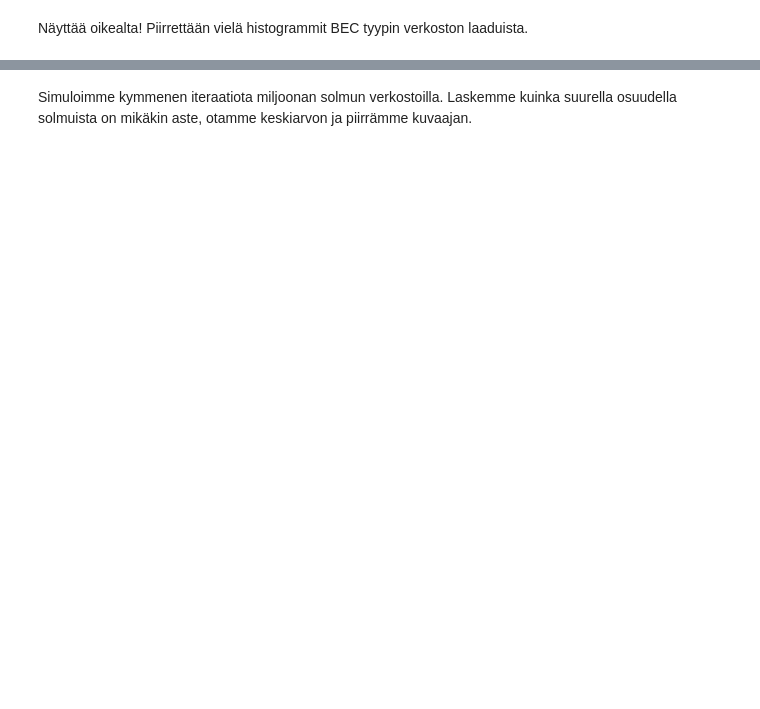
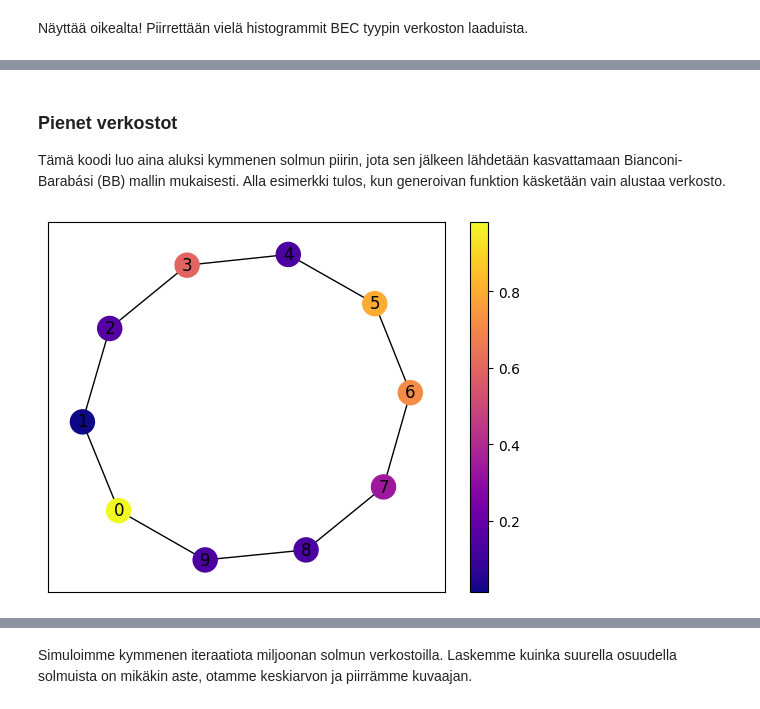
Before and after one commit to MiloSulin/nt-project, a Jupyter notebook: main.ipynb, the cells around one changed output, grey strips where cells are left out. Saved outputs shown, nothing was run; the diff lists cells and outputs as text; code cells hidden in the pictures; blank space fills up the shorter version.

Commit message:
Pienempien verkostojen kuvaajia ja laadun ja asteen vertailua

```diff
--- a/main.ipynb
+++ b/main.ipynb
@@ -70,0 +71,16 @@ plt.show()
+# %% [markdown]
+### Pienet verkostot
+Tämä koodi luo aina aluksi kymmenen solmun piirin, jota sen jälkeen lähdetään kasvattamaan Bianconi-Barabási (BB) mallin mukaisesti. Alla esimerkki tulos, kun generoivan funktion käsketään vain alustaa verkosto.
+# %%
+ex1_v, ex1_e = BB.generateBianconiBarabasi(e_amount=2, distr_type='uniform')
+ex1_graph = nx.MultiGraph(ex1_e)
+# nx.set_node_attributes(ex1_graph, ex1_v, 'fitness')
+ex1_pos = nx.spring_layout(ex1_graph)
+v_colours = list(ex1_v.values())
+e_img = nx.draw_networkx_edges(ex1_graph, ex1_pos)
+v_img = nx.draw_networkx_nodes(ex1_graph, ex1_pos, node_color=v_colours, cmap='plasma')
+nx.draw_networkx_labels(ex1_graph, ex1_pos, font_color='black')
+plt.colorbar(v_img)
+plt.show()
+# %% [output]
+[figure, added]
```
Also changed, not shown: parts of 11 cells of this notebook.
